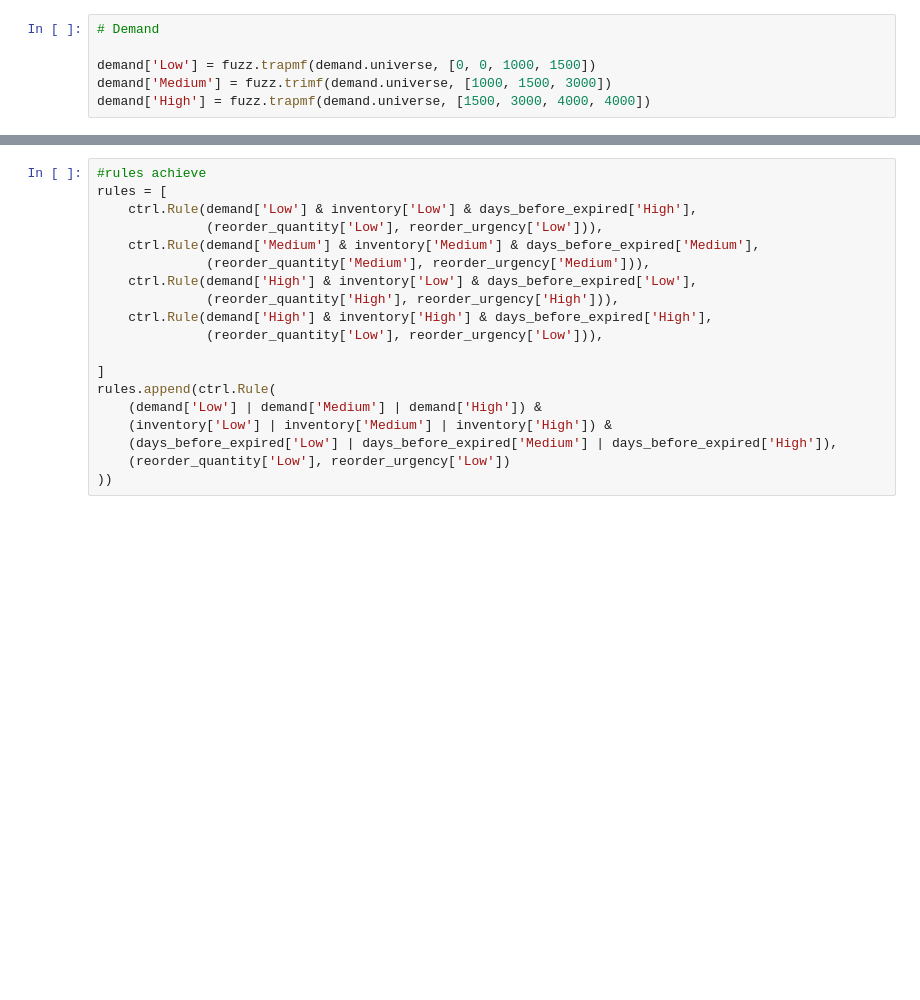
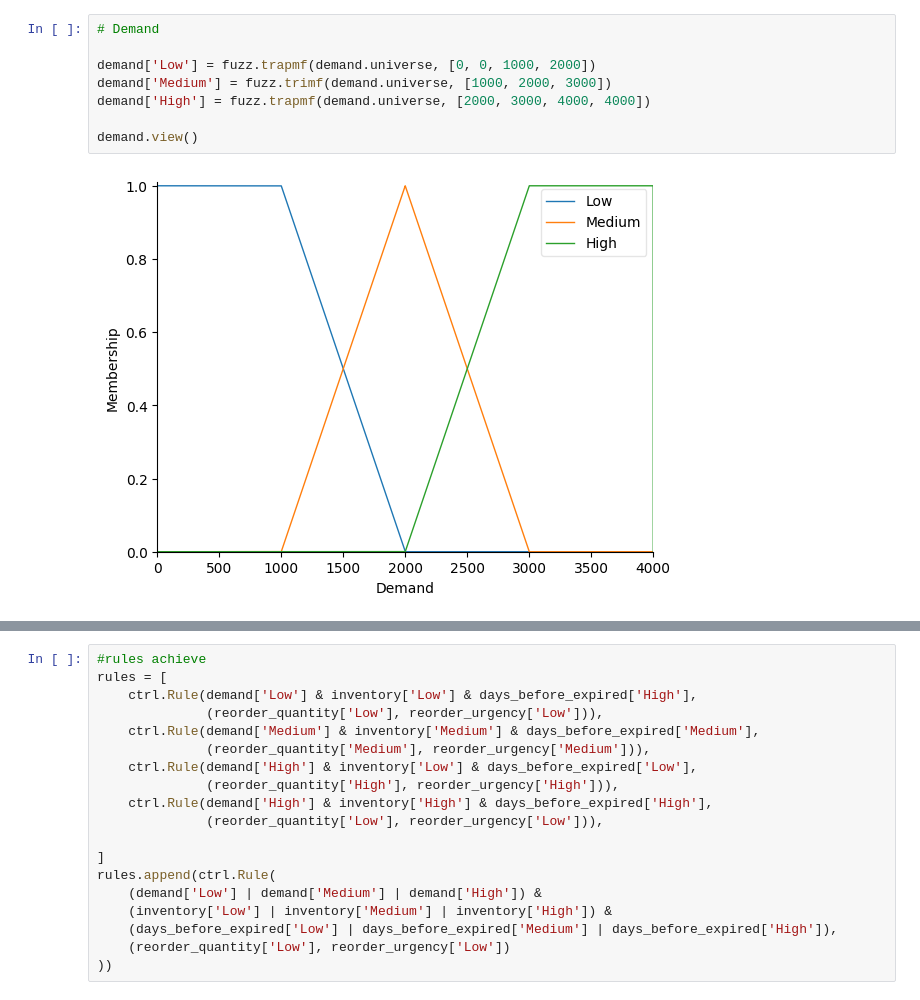
Before and after one commit to IKRAMJAAFAR/Kamaraka, a Jupyter notebook: Fuzzy_Logic_Gp-checkpoint.ipynb, the cells around one changed output, grey strips where cells are left out. Saved outputs shown, nothing was run; the diff lists cells and outputs as text; blank space fills up the shorter version.

```diff
--- a/Fuzzy_Logic_Gp-checkpoint.ipynb
+++ b/Fuzzy_Logic_Gp-checkpoint.ipynb
@@ -23,9 +31,13 @@ inventory['High'] = fuzz.trapmf(inventory.universe, [25, 35, 50,50])
 # %%
 # Demand
 
-demand['Low'] = fuzz.trapmf(demand.universe, [0, 0, 1000, 1500])
-demand['Medium'] = fuzz.trimf(demand.universe, [1000, 1500, 3000])
-demand['High'] = fuzz.trapmf(demand.universe, [1500, 3000, 4000, 4000])
+demand['Low'] = fuzz.trapmf(demand.universe, [0, 0, 1000, 2000])
+demand['Medium'] = fuzz.trimf(demand.universe, [1000, 2000, 3000])
+demand['High'] = fuzz.trapmf(demand.universe, [2000, 3000, 4000, 4000])
+
+demand.view()
+# %% [output]
+[figure, added]
 # %%
 # Days Before Expired
 days_before_expired['Low'] = fuzz.trapmf(days_before_expired.universe, [0, 0, 5, 15])
```
Also changed, not shown: parts of 31 cells of this notebook, 3 other files.
